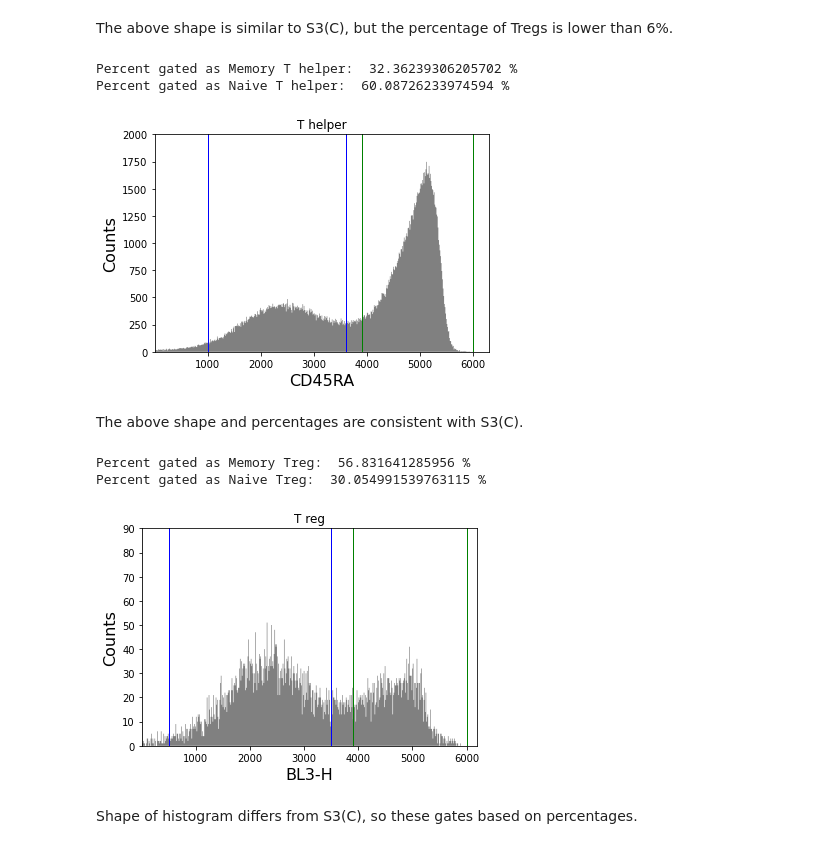
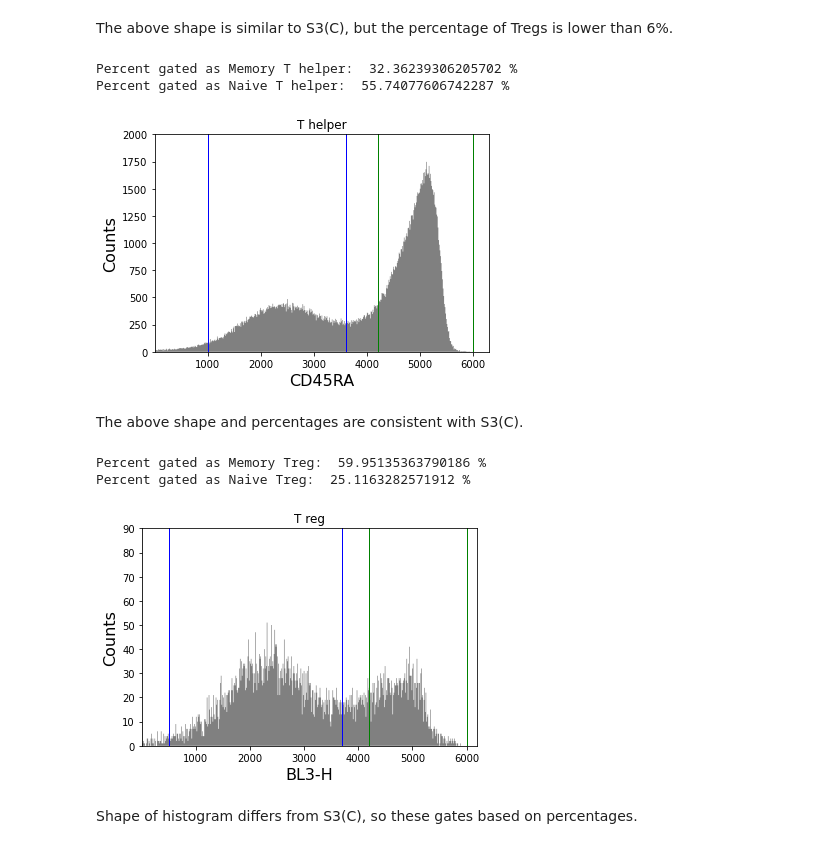
Before and after one commit to meyer-lab/gc-valent, a Jupyter notebook: ckine/Gating_w_Comp_0423_plate1.ipynb, the cells around one changed output. Saved outputs shown, nothing was run; the diff lists cells and outputs as text; code cells hidden in the pictures.

```diff
--- a/ckine/Gating_w_Comp_0423_plate1.ipynb
+++ b/ckine/Gating_w_Comp_0423_plate1.ipynb
@@ -111,7 +111,7 @@ samplethelp = samplecd3cd4.gate(thelp_gate)
 sampletreg = samplecd3cd4.gate(treg_gate)
 # %%
 memthelpgate = ThresholdGate(3600.0, ['BL3-H'], region='below') & ThresholdGate(1000.0, ['BL3-H'], region='above')
-naivethelpgate = ThresholdGate(3900.0, ['BL3-H'], region='above') & ThresholdGate(6000.0, ['BL3-H'], region='below')
+naivethelpgate = ThresholdGate(4200.0, ['BL3-H'], region='above') & ThresholdGate(6000.0, ['BL3-H'], region='below')
 _ = samplethelp.plot(['BL3-H'], gates=[memthelpgate,naivethelpgate], bins=500)
 plt.xlabel("CD45RA")
 plt.title("T helper")
@@ -121,23 +121,23 @@ print("Percent gated as Memory T helper: ", samplethelp.gate(memthelpgate).count
 print("Percent gated as Naive T helper: ", samplethelp.gate(naivethelpgate).counts/samplethelp.counts*100., "%")
 # %% [output]
 Percent gated as Memory T helper:  32.36239306205702 %
-Percent gated as Naive T helper:  60.08726233974594 %
+Percent gated as Naive T helper:  55.74077606742287 %
-[figure, old version]
+[figure, new version]
 # %% [markdown]
 The above shape and percentages are consistent with S3(C).
 # %%
-memtreggate = ThresholdGate(3500.0, ['BL3-H'], region='below') & ThresholdGate(500.0, ['BL3-H'], region='above')
-naivetreggate = ThresholdGate(3900.0, ['BL3-H'], region='above') & ThresholdGate(6000.0, ['BL3-H'], region='below')
+memtreggate = ThresholdGate(3700.0, ['BL3-H'], region='below') & ThresholdGate(500.0, ['BL3-H'], region='above')
+naivetreggate = ThresholdGate(4200.0, ['BL3-H'], region='above') & ThresholdGate(6000.0, ['BL3-H'], region='below')
 _ = sampletreg.plot(['BL3-H'],gates=[memtreggate,naivetreggate], bins=500)
 plt.title("T reg")
 plt.xlim(left=1)
 plt.ylim(top=90)
 print("Percent gated as Memory Treg: ", sampletreg.gate(memtreggate).counts/sampletreg.counts*100., "%")
 print("Percent gated as Naive Treg: ", sampletreg.gate(naivetreggate).counts/sampletreg.counts*100., "%")
 # %% [output]
-Percent gated as Memory Treg:  56.831641285956 %
-Percent gated as Naive Treg:  30.054991539763115 %
+Percent gated as Memory Treg:  59.95135363790186 %
+Percent gated as Naive Treg:  25.1163282571912 %
-[figure, old version]
+[figure, new version]
 # %% [markdown]
 Shape of histogram differs from S3(C), so these gates based on percentages.
 # %% [markdown]
```
Also changed, not shown: parts of 1 cell of this notebook, 3 other files.
